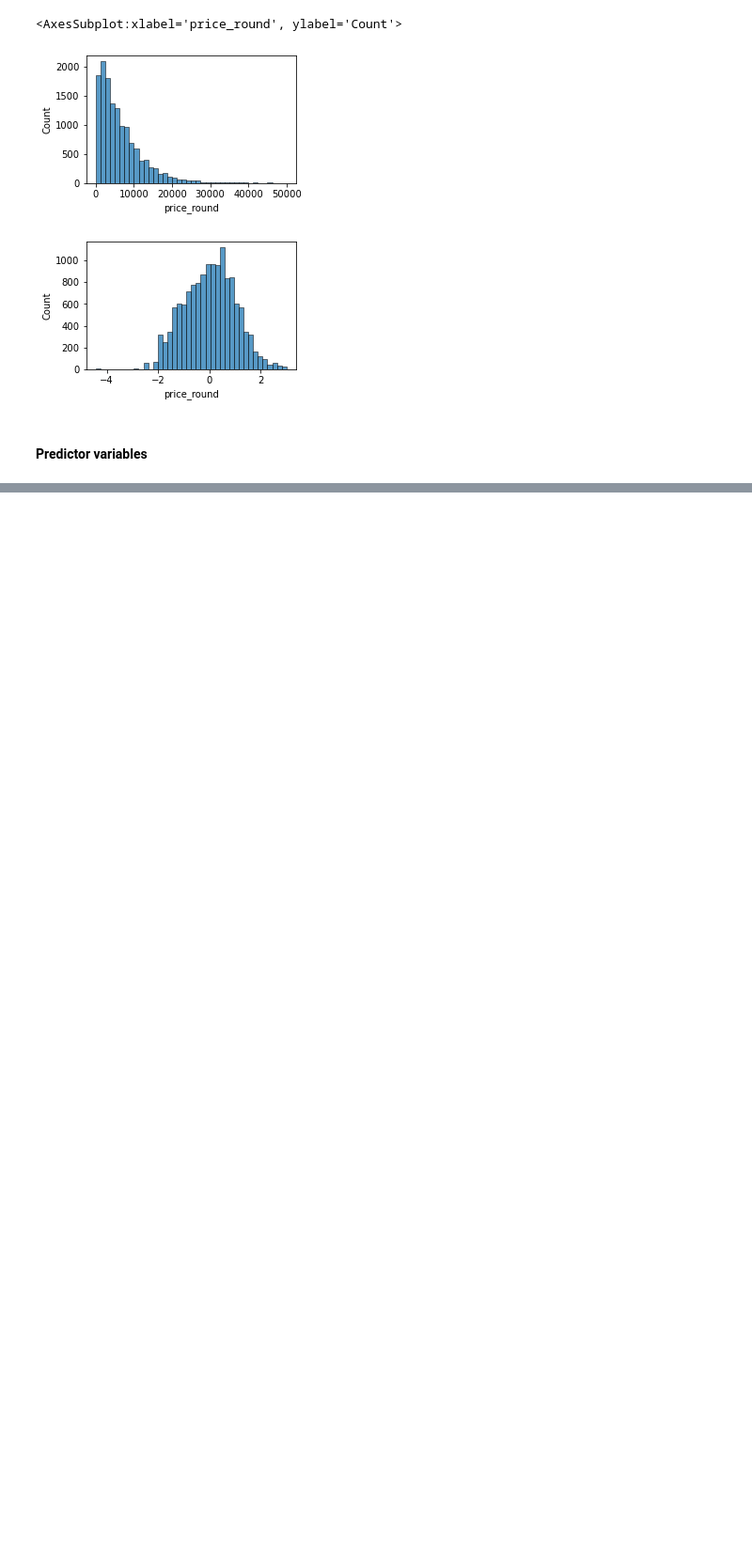
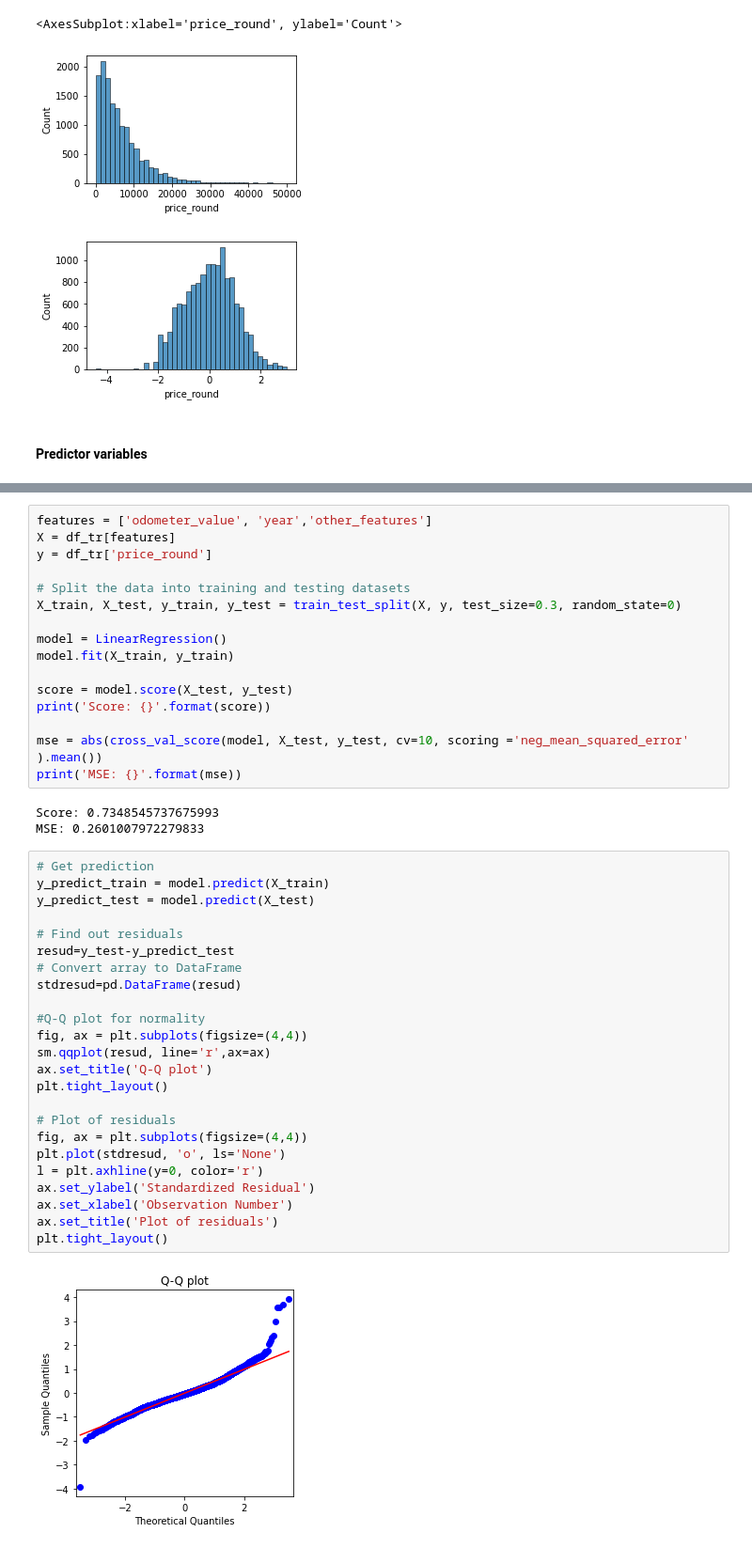
Before and after one commit to lenamv/Car_Price_Prediction, a Jupyter notebook: Car_Prices_Regression_EDA_v5.ipynb, the cells around one changed output, grey strips where cells are left out. Shown at 94% size. Saved outputs shown, nothing was run; the diff lists cells and outputs as text; blank space fills up the shorter version.

Commit message:
v6 nonlinear regression

```diff
--- a/Car_Prices_Regression_EDA_v5.ipynb
+++ b/Car_Prices_Regression_EDA_v5.ipynb
@@ -956,2 +1044,47 @@ Residuals are normally distributed.
 3. Homoscedasticity.
 The variability in the response variable is the same at all levels of the explanatory variable.
+# %%
+features = ['odometer_value', 'year','other_features']
+X = df_tr[features]
+y = df_tr['price_round']
+
+# Split the data into training and testing datasets
+X_train, X_test, y_train, y_test = train_test_split(X, y, test_size=0.3, random_state=0)
+
+model = LinearRegression()
+model.fit(X_train, y_train)
+
+score = model.score(X_test, y_test)
+print('Score: {}'.format(score))
+
+mse = abs(cross_val_score(model, X_test, y_test, cv=10, scoring ='neg_mean_squared_error' ).mean())
+print('MSE: {}'.format(mse))
+# %% [output]
+Score: 0.7348545737675993
+MSE: 0.2601007972279833
+# %%
+# Get prediction
+y_predict_train = model.predict(X_train)
+y_predict_test = model.predict(X_test)
+
+# Find out residuals
+resud=y_test-y_predict_test
+# Convert array to DataFrame
+stdresud=pd.DataFrame(resud)
+
+#Q-Q plot for normality
+fig, ax = plt.subplots(figsize=(4,4))
+sm.qqplot(resud, line='r',ax=ax)
+ax.set_title('Q-Q plot')
+plt.tight_layout()
+
+# Plot of residuals
+fig, ax = plt.subplots(figsize=(4,4))
+plt.plot(stdresud, 'o', ls='None')
+l = plt.axhline(y=0, color='r')
+ax.set_ylabel('Standardized Residual')
+ax.set_xlabel('Observation Number')
+ax.set_title('Plot of residuals')
+plt.tight_layout()
+# %% [output]
+[figure, added]
```
Also changed, not shown: parts of 13 cells of this notebook, 3 other files.
